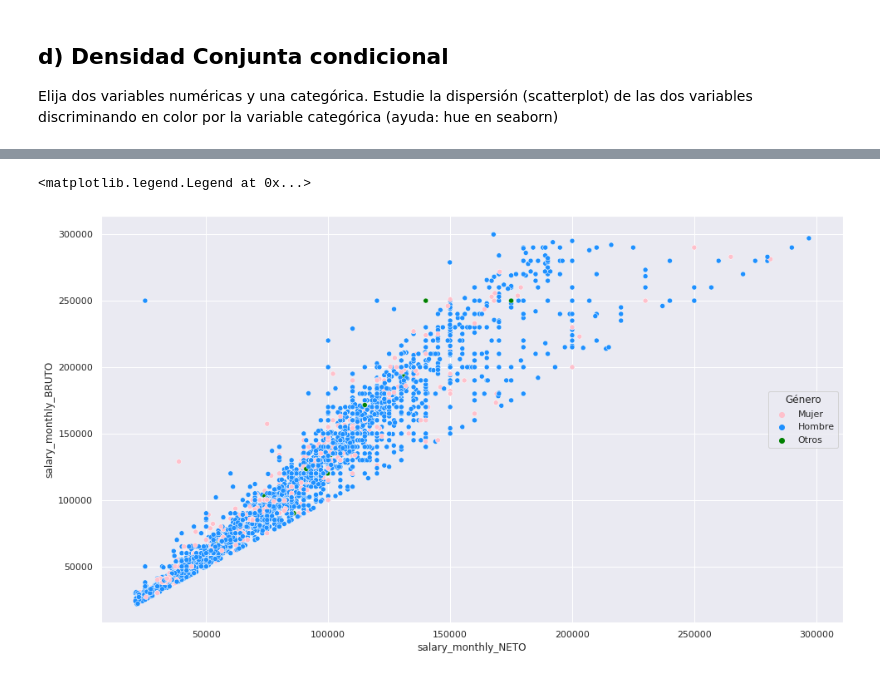
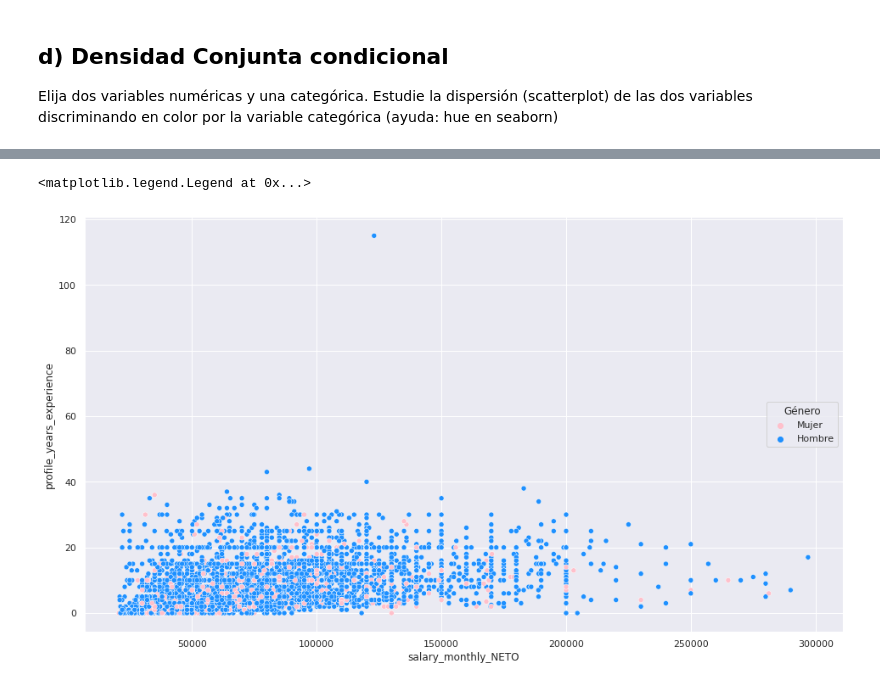
Before and after one commit to chino1504/diplodatos, a Jupyter notebook: AyVD/AyVD-G17-TP1.ipynb, the cells around one changed output, grey strips where cells are left out. Cells and saved outputs as stored; diff of their text form; code cells hidden in the pictures.

```diff
--- a/AyVD/AyVD-G17-TP1.ipynb
+++ b/AyVD/AyVD-G17-TP1.ipynb
@@ -602,16 +635,16 @@ En segundo lugar, se filtraron las filas cuyo salario neto era mayor al salario
 # %%
 #Filtrado de valores
-df_filtered = df_filtered[df_filtered['salary_monthly_NETO'] >= 20587.50]
-df_filtered_cured = (df_filtered[df_filtered.salary_monthly_BRUTO >= df_filtered.salary_monthly_NETO])
+df_gender_filtered = df_gender_filtered[df_gender_filtered['salary_monthly_NETO'] >= 20587.50]
+df_filtered_cured = (df_gender_filtered[df_gender_filtered.salary_monthly_BRUTO >= df_gender_filtered.salary_monthly_NETO])
 
-#Grafica de dispersión entre salario bruto y neto discriminando por la variable género
+#Grafica de dispersión entre salario neto y años de experiencia discriminando por la variable género
 fig = plt.figure(figsize=(16,9))
 sns.scatterplot(x='salary_monthly_NETO',
-                y='salary_monthly_BRUTO',
+                y='profile_years_experience',
                 data=df_filtered_cured,
                 hue='profile_gender',
-                palette=['pink','dodgerblue','green'])
+                palette=['pink','dodgerblue'])
 plt.legend(title='Género', loc='right')
 # %% [output]
 <matplotlib.legend.Legend at 0x...>
-[figure, old version]
+[figure, new version]
```
Also changed, not shown: parts of 12 cells of this notebook.
